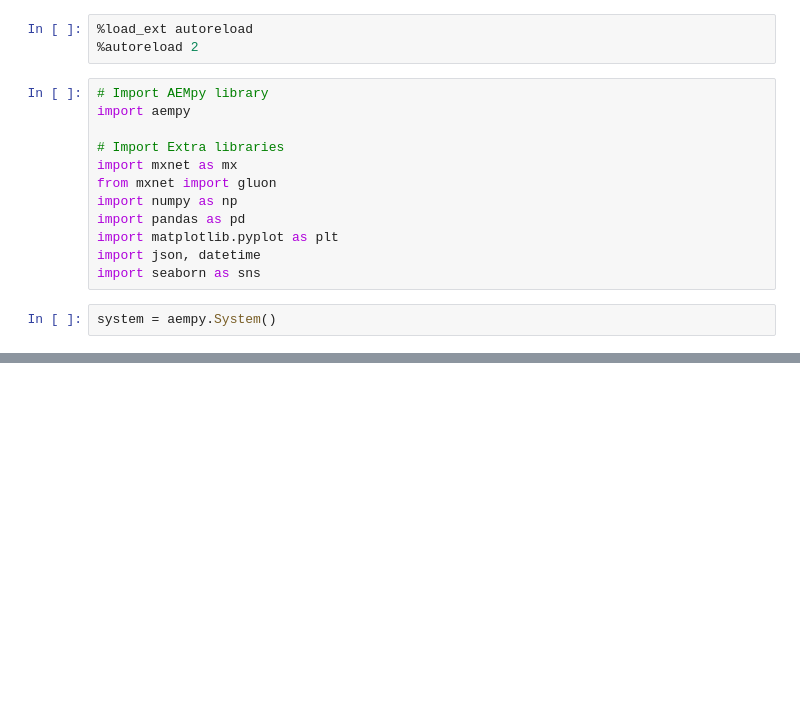
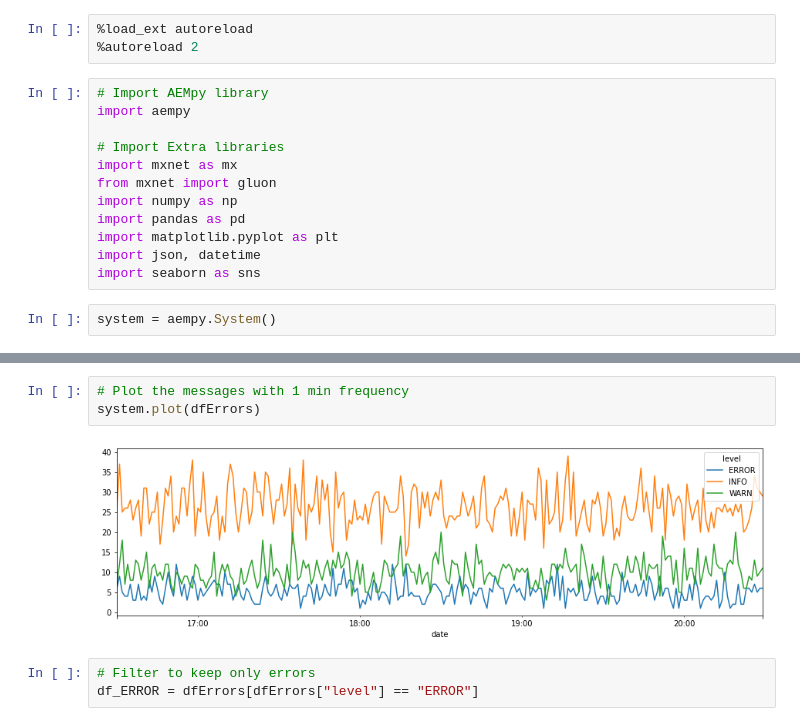
Before and after one commit to OdysseeT/aempy, a Jupyter notebook: examples/AEMpy - Request prediction.ipynb, the cells around one changed output, grey strips where cells are left out. Cells and saved outputs as stored; diff of their text form; blank space fills up the shorter version.

```diff
--- a/examples/AEMpy - Request prediction.ipynb
+++ b/examples/AEMpy - Request prediction.ipynb
@@ -180,0 +52,8 @@ sns.lineplot(data=dfErrors, x='date', y='Level')
+# %%
+# Plot the messages with 1 min frequency
+system.plot(dfErrors)
+# %% [output]
+[figure, added]
+# %%
+# Filter to keep only errors
+df_ERROR = dfErrors[dfErrors["level"] == "ERROR"]
```
Also changed, not shown: parts of 44 cells of this notebook, 4 other files.
